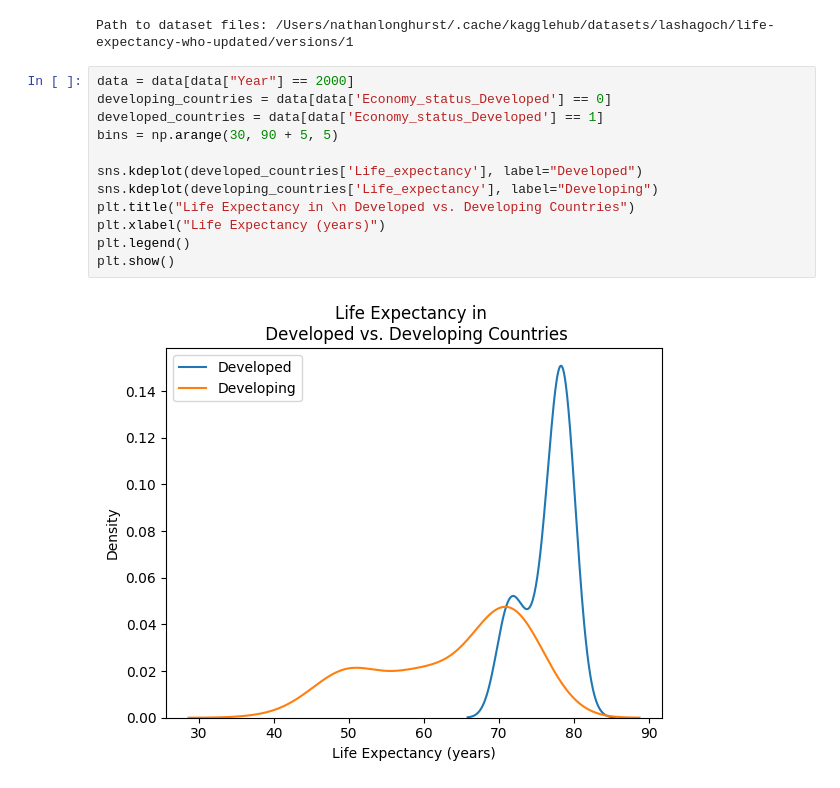
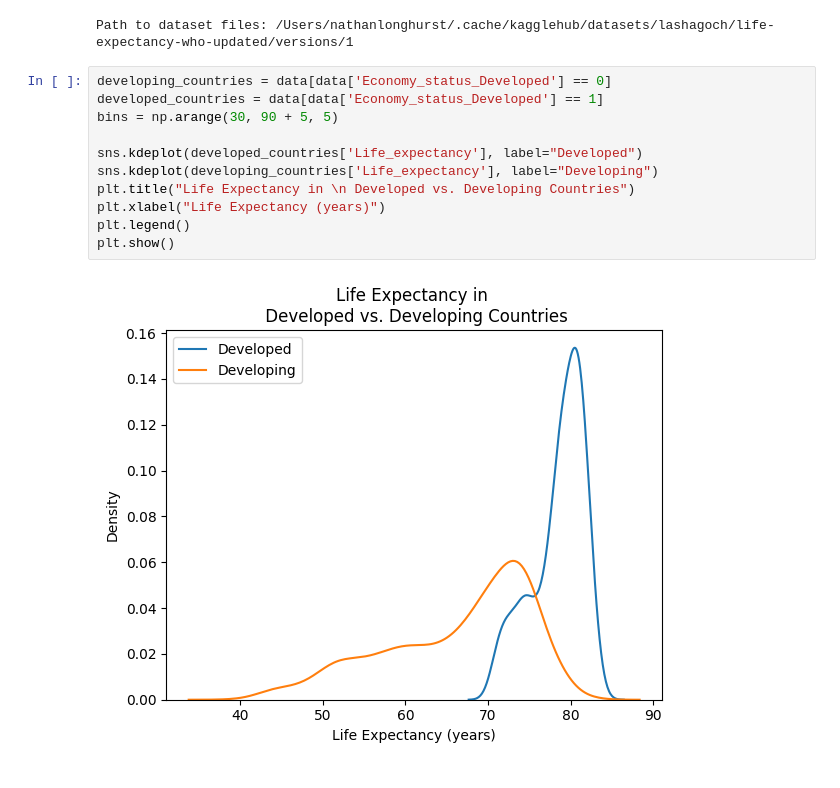
Before and after one commit to nlong1/vol3-project-semester1, a Jupyter notebook: plots.ipynb, the cells around one changed output. Drawn from its saved outputs; the diff is of its cells as text.

Commit message:
life expectancy plot updated

```diff
--- a/plots.ipynb
+++ b/plots.ipynb
@@ -27,16 +27,15 @@ data = pd.read_csv(path + "/" + file)
 # %% [output]
 Path to dataset files: /Users/nathanlonghurst/.cache/kagglehub/datasets/lashagoch/life-expectancy-who-updated/versions/1
 # %%
-data = data[data["Year"] == 2000]
 developing_countries = data[data['Economy_status_Developed'] == 0]
 developed_countries = data[data['Economy_status_Developed'] == 1]
 bins = np.arange(30, 90 + 5, 5)
 
 sns.kdeplot(developed_countries['Life_expectancy'], label="Developed")
 sns.kdeplot(developing_countries['Life_expectancy'], label="Developing")
 plt.title("Life Expectancy in \n Developed vs. Developing Countries")
 plt.xlabel("Life Expectancy (years)")
 plt.legend()
 plt.show()
 # %% [output]
-[figure, old version]
+[figure, new version]
```
Also changed, not shown: 1 other file.
